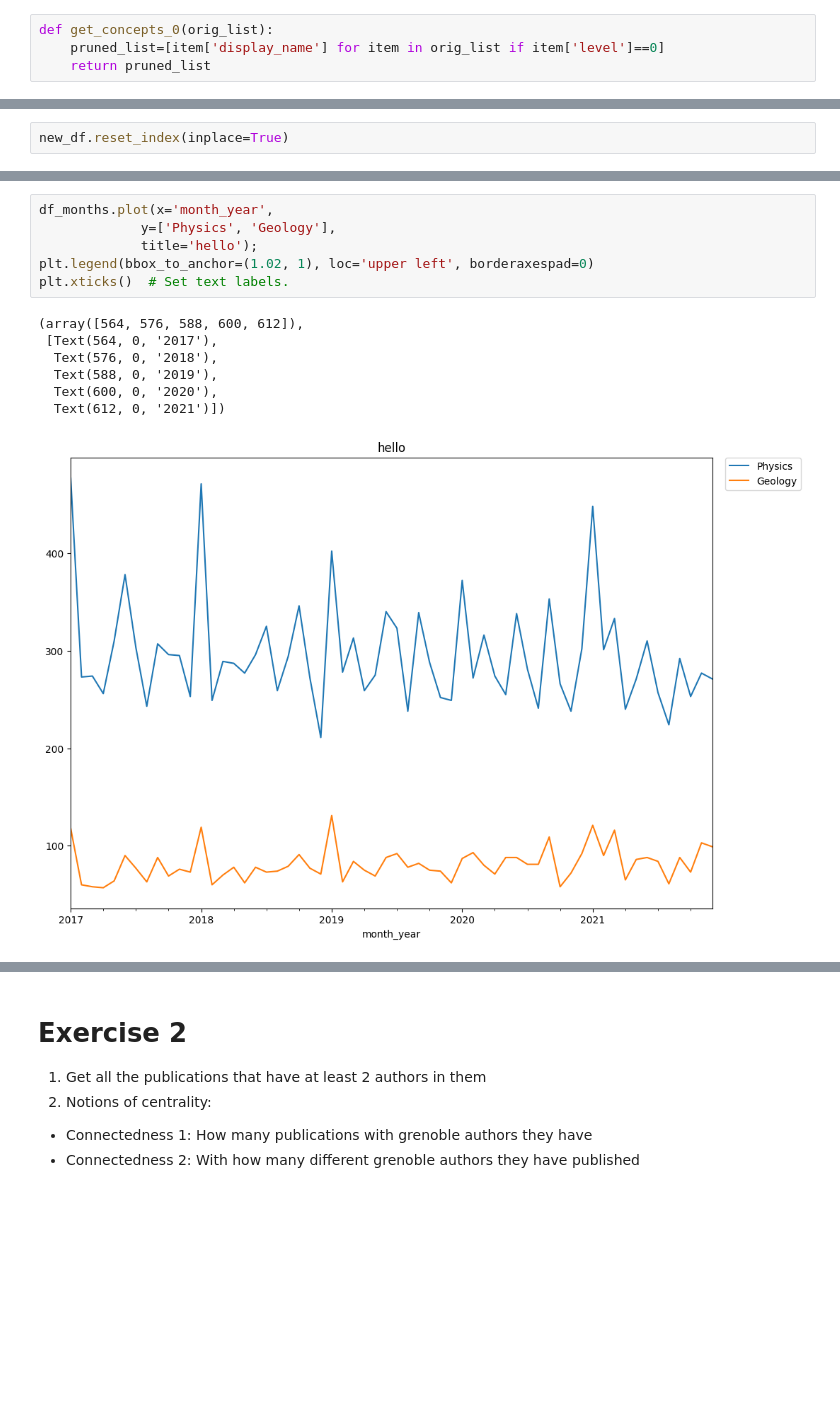
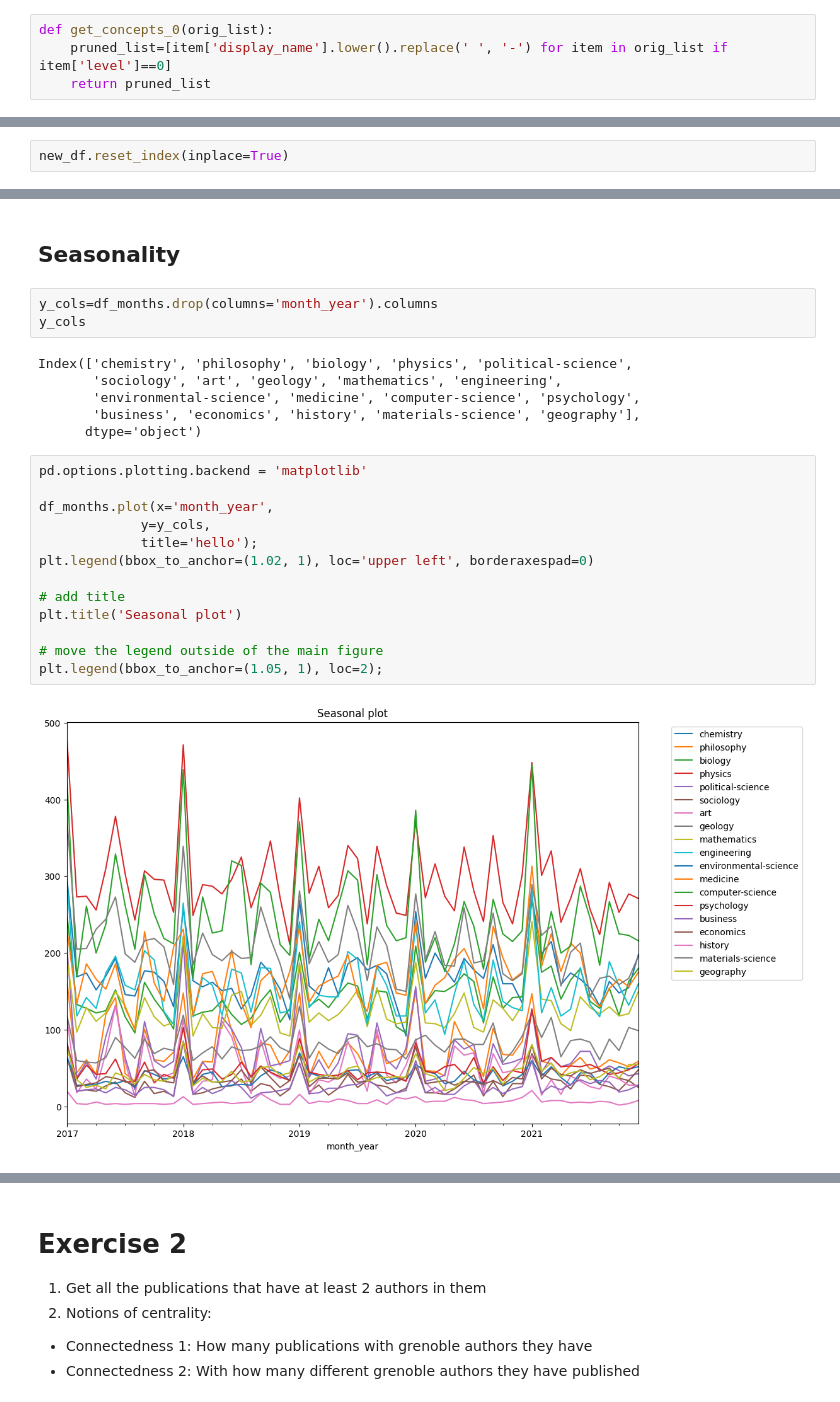
Before and after one commit to bertagrim/grenoble4research, a Jupyter notebook: grenoble4research.ipynb, the cells around one changed output, grey strips where cells are left out. Cells and saved outputs as stored; diff of their text form; blank space fills up the shorter version.

Commit message:
Got visualisations for first task.

```diff
--- a/grenoble4research.ipynb
+++ b/grenoble4research.ipynb
@@ -203,7 +204,7 @@ df1_clean.title.duplicated().sum()
 df1_clean = df1_clean.drop_duplicates(subset=['title'], ignore_index=True)
 # %%
 def get_concepts_0(orig_list):
-    pruned_list=[item['display_name'] for item in orig_list if item['level']==0]
+    pruned_list=[item['display_name'].lower().replace(' ', '-') for item in orig_list if item['level']==0]
     return pruned_list
 # %%
 df1_clean['concepts_level_0']=df1_clean['concepts'].apply(get_concepts_0)
@@ -389,14 +451,26 @@ plt.xticks([2017. , 2018. , 2019. , 2020. , 2021.],
+# %% [markdown]
+## Seasonality
+# %%
+y_cols=df_months.drop(columns='month_year').columns
+y_cols
+# %% [output]
+Index(['chemistry', 'philosophy', 'biology', 'physics', 'political-science',
+       'sociology', 'art', 'geology', 'mathematics', 'engineering',
+       'environmental-science', 'medicine', 'computer-science', 'psychology',
+       'business', 'economics', 'history', 'materials-science', 'geography'],
+      dtype='object')
 # %%
+pd.options.plotting.backend = 'matplotlib'
+
 df_months.plot(x='month_year',
-             y=['Physics', 'Geology'],
+             y=y_cols,
              title='hello');
 plt.legend(bbox_to_anchor=(1.02, 1), loc='upper left', borderaxespad=0)
-plt.xticks()  # Set text labels.
+
+# add title
+plt.title('Seasonal plot')
+
+# move the legend outside of the main figure
+plt.legend(bbox_to_anchor=(1.05, 1), loc=2);
 # %% [output]
-(array([564, 576, 588, 600, 612]),
- [Text(564, 0, '2017'),
-  Text(576, 0, '2018'),
-  Text(588, 0, '2019'),
-  Text(600, 0, '2020'),
-  Text(612, 0, '2021')])
-[figure, old version]
+[figure, new version]
```
Also changed, not shown: parts of 35 cells of this notebook.
